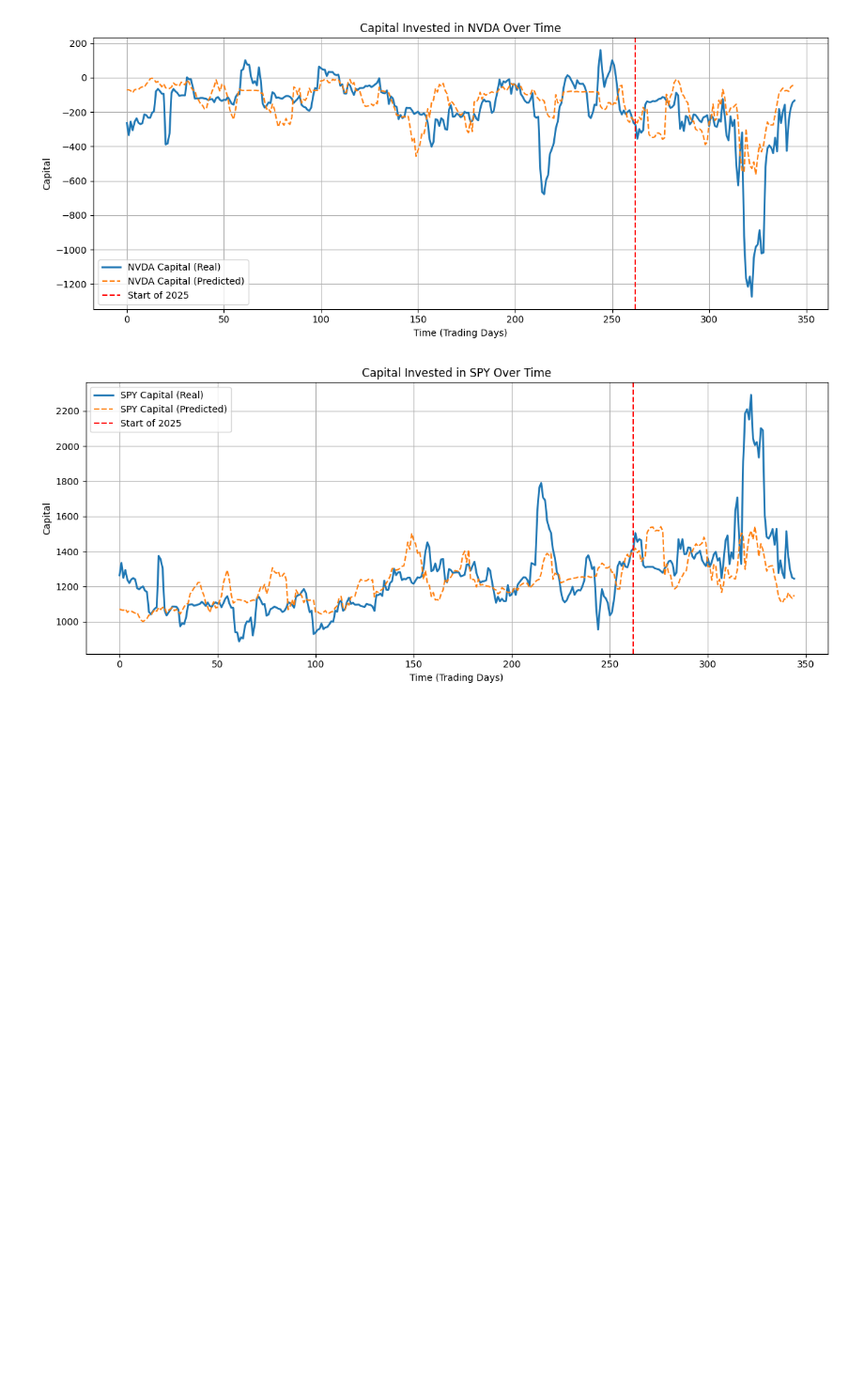
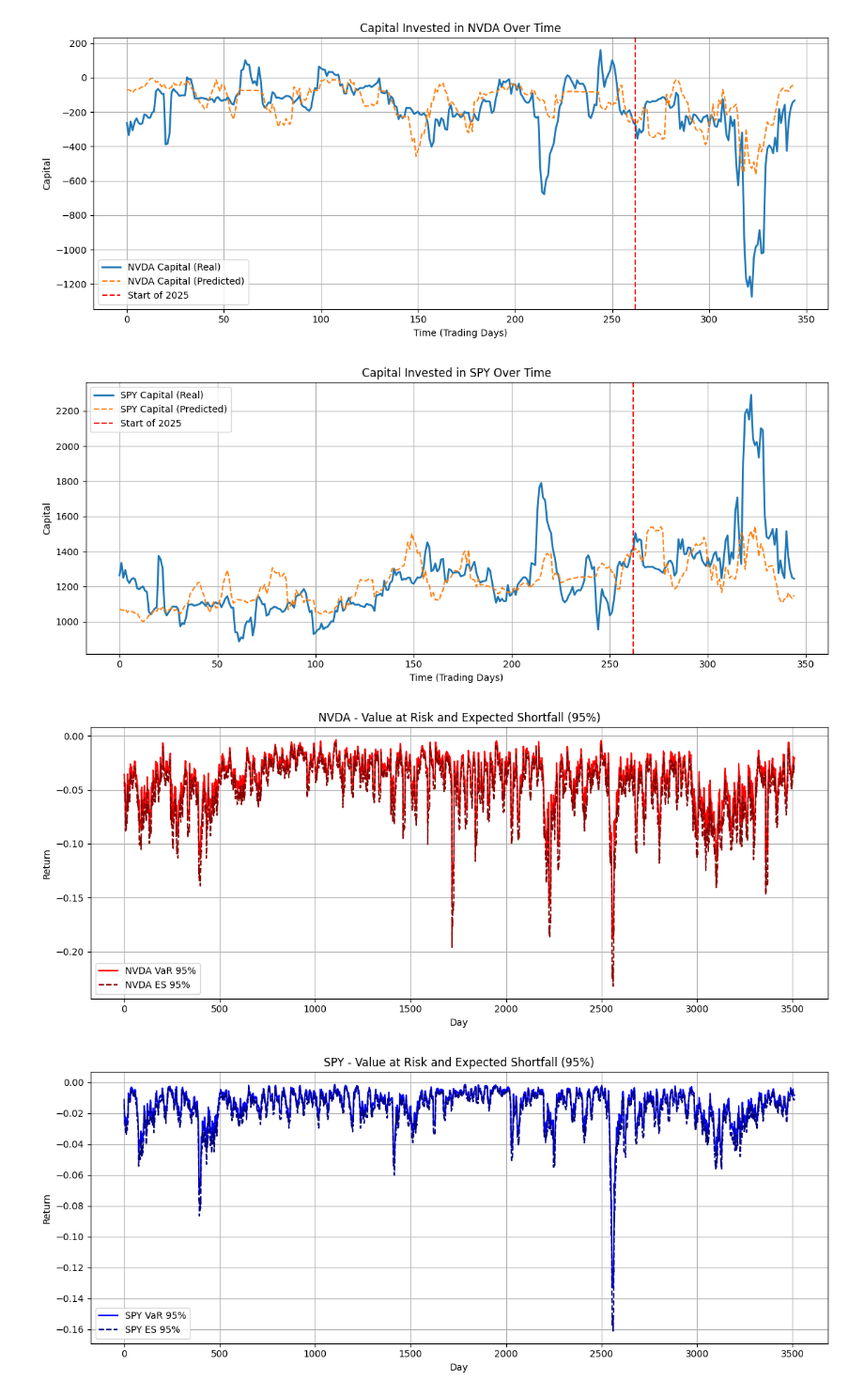
Before and after one commit to Lukirby/Stress-Testing-a-Markowitz-Portfolio, a Jupyter notebook: fidanza2.ipynb, the cells around one changed output. Shown at 94% size. Saved outputs shown, nothing was run; the diff lists cells and outputs as text; code cells hidden in the pictures; blank space fills up the shorter version.

```diff
--- a/fidanza2.ipynb
+++ b/fidanza2.ipynb
@@ -711,3 +712,13 @@ plt.show()
 [figure]
 [figure]
 [figure]
+# %%
+def get_VaR(alpha, mean, std):
+    VaR = mean + (std*sps.norm.ppf(q=1-alpha,loc=0,scale=1))
+    return VaR
+
+def get_ES(alpha, mean, std):
+    levels5 = np.linspace(0.001,1-alpha,40)
+    q5 = sps.norm.ppf(levels5, 0, 1)
+    mean5 = q5.mean()
+    return mean + std*(mean5)
@@ -713,0 +748,27 @@ plt.show()
+# %%
+# NVDA Risk Metrics
+plt.figure(figsize=(12, 5))
+plt.plot(VaRs_NVDA, label='NVDA VaR 95%', color='red')
+plt.plot(ESs_NVDA, label='NVDA ES 95%', color='darkred', linestyle='--')
+plt.title('NVDA - Value at Risk and Expected Shortfall (95%)')
+plt.xlabel('Day')
+plt.ylabel('Return')
+plt.legend()
+plt.grid(True)
+plt.tight_layout()
+plt.show()
+
+# SPY Risk Metrics
+plt.figure(figsize=(12, 5))
+plt.plot(VaRs_SPY, label='SPY VaR 95%', color='blue')
+plt.plot(ESs_SPY, label='SPY ES 95%', color='navy', linestyle='--')
+plt.title('SPY - Value at Risk and Expected Shortfall (95%)')
+plt.xlabel('Day')
+plt.ylabel('Return')
+plt.legend()
+plt.grid(True)
+plt.tight_layout()
+plt.show()
+# %% [output]
+[figure, added]
+[figure, added]
```
Also changed, not shown: parts of 2 cells of this notebook.
